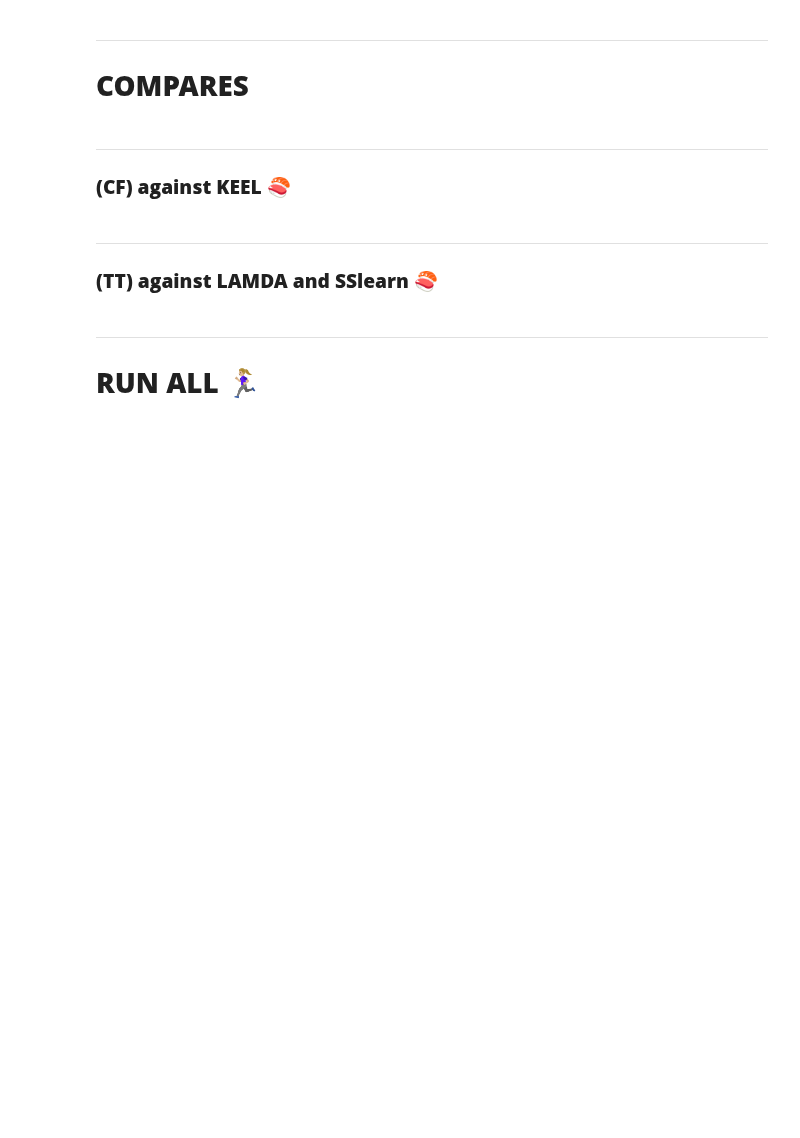
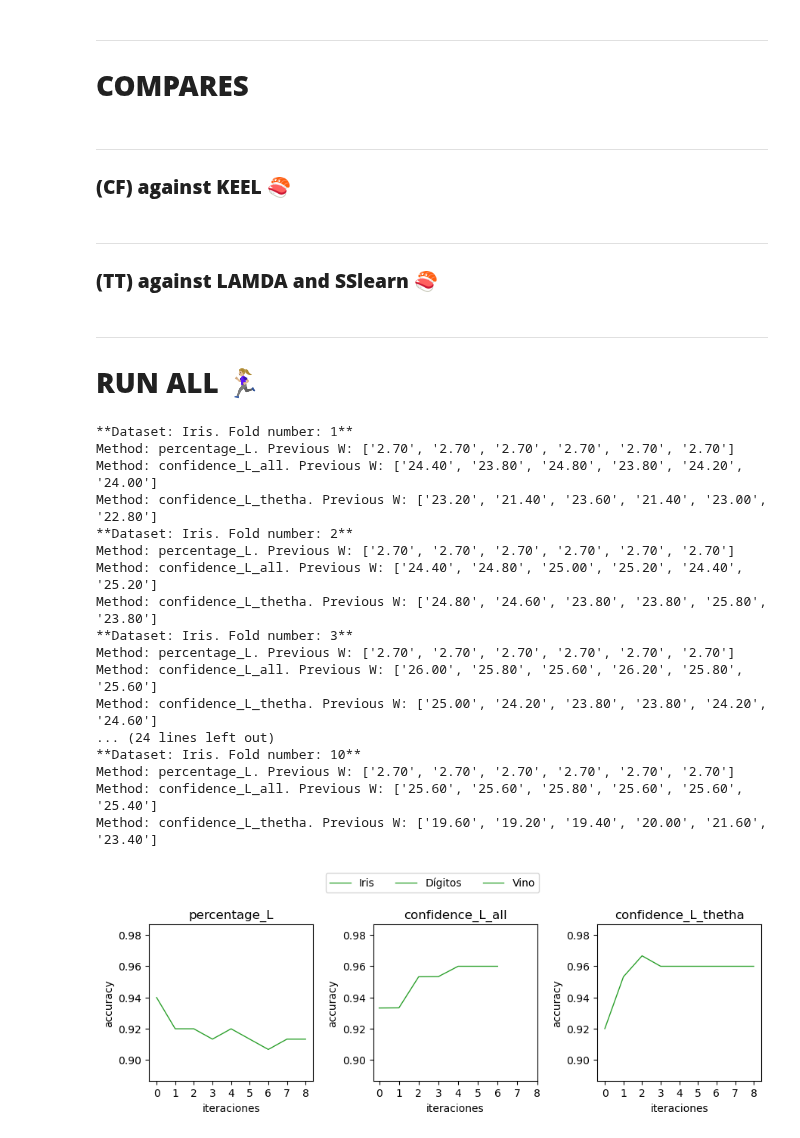
Before and after one commit to phf1001/semisupervised-learning-in-cibersecurity, a Jupyter notebook: src/models/notebooks/algorithms-graphs-generator.ipynb, the cells around one changed output. Saved outputs shown, nothing was run; the diff lists cells and outputs as text; code cells hidden in the pictures; blank space fills up the shorter version.

Commit message:
[S18] exp: co-forest w init

```diff
--- a/src/models/notebooks/algorithms-graphs-generator.ipynb
+++ b/src/models/notebooks/algorithms-graphs-generator.ipynb
@@ -38,7 +44,7 @@ Fit methods needs to be overwritten since graphs are generated while training, s
 # %%
 class CoForest_graphs(CoForest):
 
-    def fit(self, L, y, U, X_test, y_test):
+    def fit(self, L, y, U, X_test, y_test, w_init_criteria='percentage_L', file_name="file.csv"):
         """
         Fits the ensemble using both labeled and
         pseudo-labeled data. Generates graphs to show
@@ -65,7 +71,8 @@ class CoForest_graphs(CoForest):
         W = [0 for i in range(self.n)]
 
         previous_e = [0.5 for i in range(self.n)]
-        previous_W = [min(0.1*len(L), 100) for i in range(self.n)]
+        previous_W = previous_W = self.initialize_previous_W(L, w_init_criteria)
+        print("Method: {}. Previous W: {}".format(w_init_criteria, [ '%.2f' % elem for elem in previous_W ]))
 
         new_data = True
         t = 0
@@ -120,7 +127,7 @@ class CoForest_graphs(CoForest):
 
             scores.append(self.score(X_test, y_test))
 
-        append_to_csv("file.csv", scores)
+        append_to_csv(file_name, scores)
 # %%
 class TriTraining_graphs(TriTraining):
 
@@ -745,0 +821,27 @@ run_all('DC')  # 'CF', 'TT, 'DC'
+# %%
+available = [(load_iris(return_X_y=True), 'Iris', 'B', '#2ca02c'),
+                (load_digits(return_X_y=True), 'Dígitos', 'C', '#ff7f0e'),
+                (load_wine(return_X_y=True), 'Vino', 'D', '#d62728'),
+                (load_breast_cancer(return_X_y=True), 'Cáncer de mama', 'E', '#9467bd')]
+
+graph_init_w_compare(available, 'CF', n_trees=6)
+graph_init_w_compare(available, 'CF', n_trees=20)
+# %% [output]
+**Dataset: Iris. Fold number: 1**
+Method: percentage_L. Previous W: ['2.70', '2.70', '2.70', '2.70', '2.70', '2.70']
+Method: confidence_L_all. Previous W: ['24.40', '23.80', '24.80', '23.80', '24.20', '24.00']
+Method: confidence_L_thetha. Previous W: ['23.20', '21.40', '23.60', '21.40', '23.00', '22.80']
+**Dataset: Iris. Fold number: 2**
+Method: percentage_L. Previous W: ['2.70', '2.70', '2.70', '2.70', '2.70', '2.70']
+Method: confidence_L_all. Previous W: ['24.40', '24.80', '25.00', '25.20', '24.40', '25.20']
+Method: confidence_L_thetha. Previous W: ['24.80', '24.60', '23.80', '23.80', '25.80', '23.80']
+**Dataset: Iris. Fold number: 3**
+Method: percentage_L. Previous W: ['2.70', '2.70', '2.70', '2.70', '2.70', '2.70']
+Method: confidence_L_all. Previous W: ['26.00', '25.80', '25.60', '26.20', '25.80', '25.60']
+Method: confidence_L_thetha. Previous W: ['25.00', '24.20', '23.80', '23.80', '24.20', '24.60']
+... (24 lines left out)
+**Dataset: Iris. Fold number: 10**
+Method: percentage_L. Previous W: ['2.70', '2.70', '2.70', '2.70', '2.70', '2.70']
+Method: confidence_L_all. Previous W: ['25.60', '25.60', '25.80', '25.60', '25.60', '25.40']
+Method: confidence_L_thetha. Previous W: ['19.60', '19.20', '19.40', '20.00', '21.60', '23.40']
+[figure, added]
```
Also changed, not shown: parts of 4 cells of this notebook, 3 other files.
